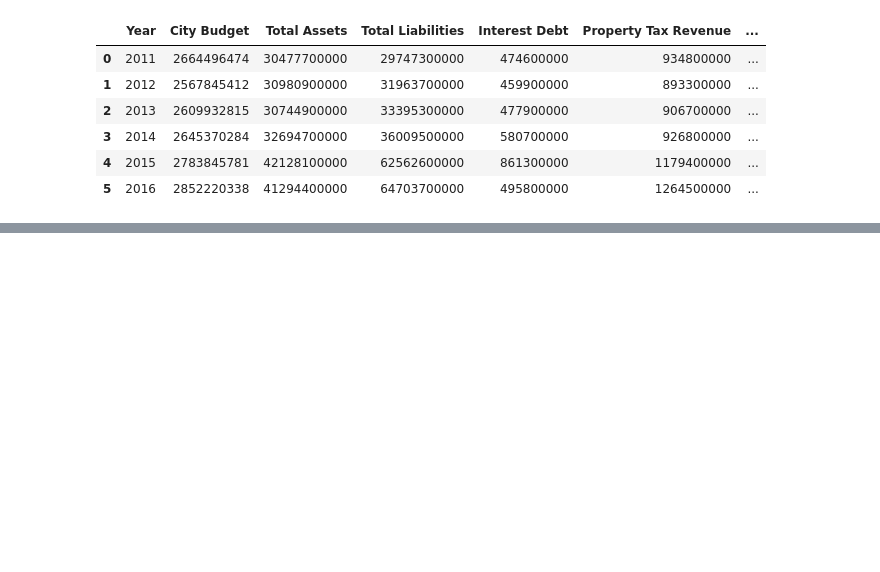
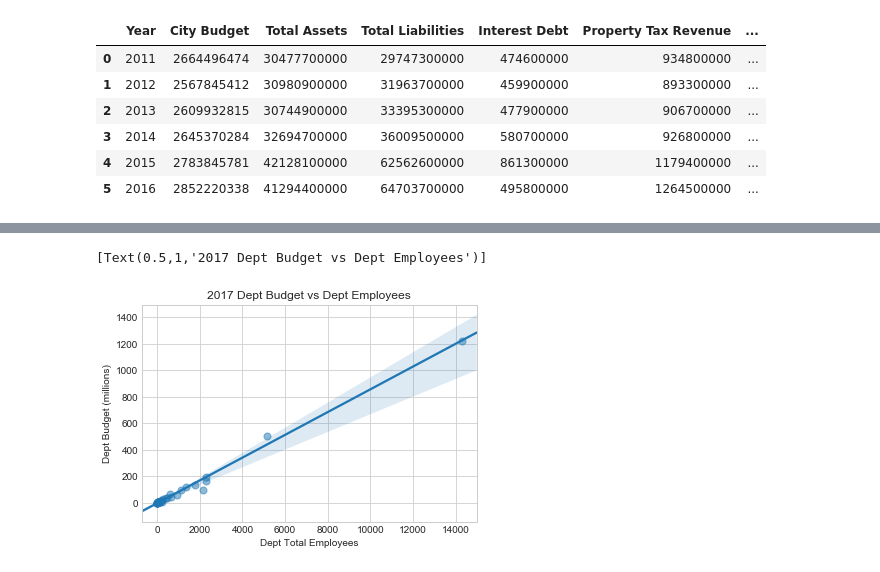
Before and after one commit to Tintin577/chicago_financials, a Jupyter notebook: Project_1_csv.ipynb, the cells around one changed output, grey strips where cells are left out. Cells and saved outputs as stored; diff of their text form; code cells hidden in the pictures; blank space fills up the shorter version.

```diff
--- a/Project_1_csv.ipynb
+++ b/Project_1_csv.ipynb
@@ -209,0 +428,13 @@ diff_budgets
+# %%
+#plot Temperature (F) vs. Latitude using seaborn library
+fig1, ax1 = plt.subplots()
+
+ax1 = sns.regplot(x=total_dep_emp["2017 Dept Total Employees"], y=dep_budgets["2017 Dept Budgets"]/1000000, fit_reg=True, \
+                  scatter_kws={"s": 50,"alpha":.5})
+
+ax1.set(ylabel="Dept Budget (millions)")
+ax1.set(xlabel="Dept Total Employees")
+ax1.set(title="2017 Dept Budget vs Dept Employees")
+# %% [output]
+[Text(0.5,1,'2017 Dept Budget vs Dept Employees')]
+[figure, added]
```
Also changed, not shown: parts of 17 cells of this notebook, 2 other files.
